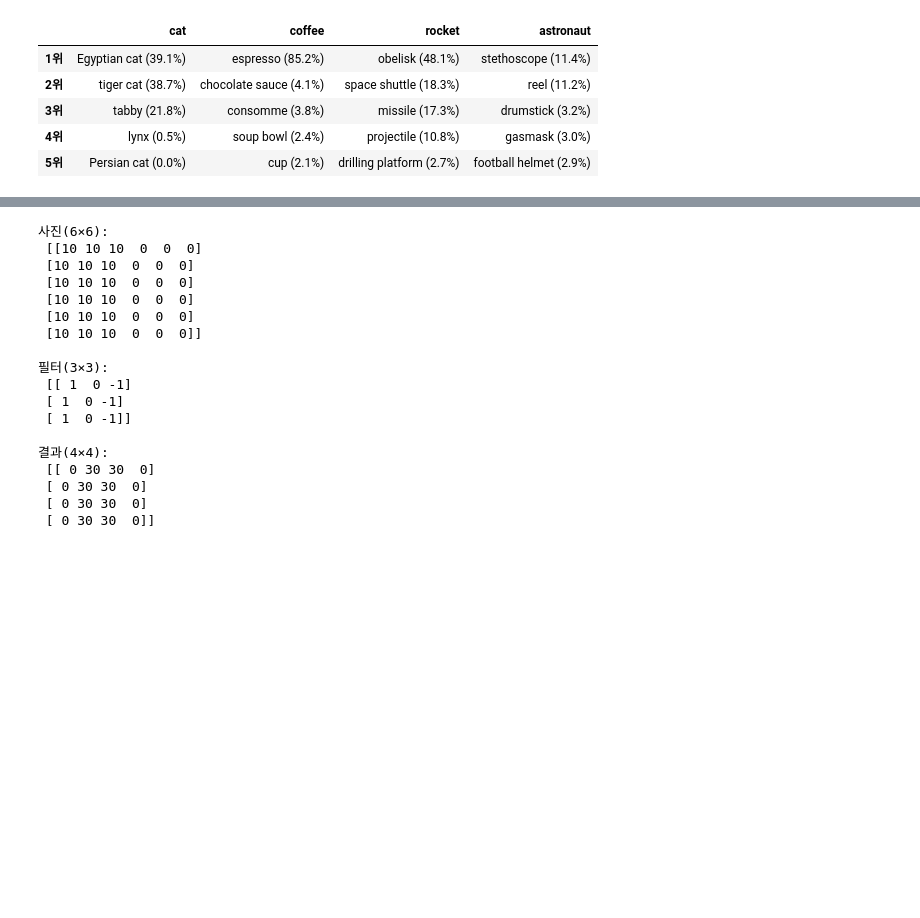
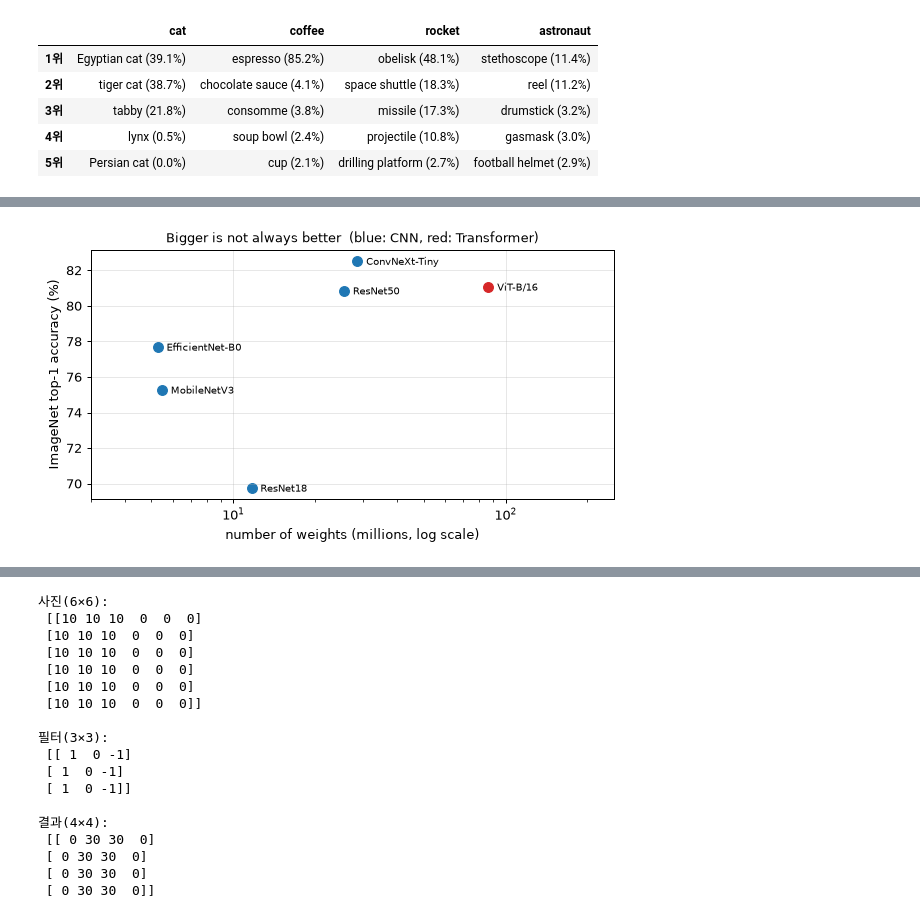
Before and after one commit to sunghoonim/stat-ai-2026, a Jupyter notebook: lab1_inference_cnn_rnn_transformer.ipynb, the cells around one changed output, grey strips where cells are left out. Drawn from its saved outputs; the diff is of its cells as text; code cells hidden in the pictures; blank space fills up the shorter version.

```diff
--- a/lab0_inference_cnn_rnn_transformer.ipynb
+++ b/lab1_inference_cnn_rnn_transformer.ipynb
@@ -117,0 +131,30 @@ pd.DataFrame({name: [f"{c} ({p:.1%})" for c, p in r] for name, r in results.item
+# %%
+import time
+
+MODELS = {   # 표에 쓸 이름: torchvision에 들어 있는 모델 이름
+    "ResNet18 (2015)": "resnet18",
+    "ResNet50 (2015)": "resnet50",
+    "MobileNetV3 (2019)": "mobilenet_v3_large",
+    "EfficientNet-B0 (2019)": "efficientnet_b0",
+    "ViT-B/16 (2020)": "vit_b_16",
+    "ConvNeXt-Tiny (2022)": "convnext_tiny",
+}
+
+def compare(model_names, photos):
+    rows = {}
+    for label, name in model_names.items():
+        w = models.get_model_weights(name).DEFAULT              # 그 모델의 ImageNet 사전학습 가중치
+        m = models.get_model(name, weights=w).eval()             # 처음 한 번은 내려받기
+        pre, cats = w.transforms(), w.meta["categories"]         # 사진 크기 · 밝기 맞추는 방식도 모델마다 다름
+        x = torch.stack([pre(torch.from_numpy(im).permute(2, 0, 1)) for im in photos.values()])
+        m(x[:1])                                                 # 예열 (첫 계산은 느림)
+        t = time.time(); prob = m(x).softmax(1); ms = (time.time() - t) / len(photos) * 1000
+        p, idx = prob.max(1)                                     # 사진마다 1위와 그 확률
+        rows[label] = {"가중치 수(백만)": sum(q.numel() for q in m.parameters()) / 1e6,
+                       "ImageNet 정확도(%)": w.meta["_metrics"]["ImageNet-1K"]["acc@1"],   # 공식 발표값
+                       "사진 1장(ms)": ms,
+                       **{k: f"{cats[j]} ({v:.0%})" for k, v, j in zip(photos, p.tolist(), idx.tolist())}}
+    return pd.DataFrame(rows).T
+
+res = compare(MODELS, photos)
+res.style.format({"가중치 수(백만)": "{:.1f}", "ImageNet 정확도(%)": "{:.1f}", "사진 1장(ms)": "{:.0f}"})
@@ -117,0 +169,13 @@ pd.DataFrame({name: [f"{c} ({p:.1%})" for c, p in r] for name, r in results.item
+# %%
+#@title 🎨 가중치 수 vs 정확도 그림
+fig, ax = plt.subplots(figsize=(7.5, 3.6))
+for label, r in res.iterrows():
+    color = "C3" if "ViT" in label else "C0"
+    ax.scatter(r["가중치 수(백만)"], r["ImageNet 정확도(%)"], s=60, color=color)
+    ax.annotate(label.split(" (")[0], (r["가중치 수(백만)"], r["ImageNet 정확도(%)"]),
+                textcoords="offset points", xytext=(7, -3), fontsize=8)
+ax.set_xscale("log"); ax.set_xlim(3, 250)
+ax.set_xlabel("number of weights (millions, log scale)"); ax.set_ylabel("ImageNet top-1 accuracy (%)")
+ax.set_title("Bigger is not always better  (blue: CNN, red: Transformer)", fontsize=10); ax.grid(alpha=0.3); plt.show()
+# %% [output]
+[figure, added]
```
Also changed, not shown: parts of 15 cells of this notebook, 7 other files.
